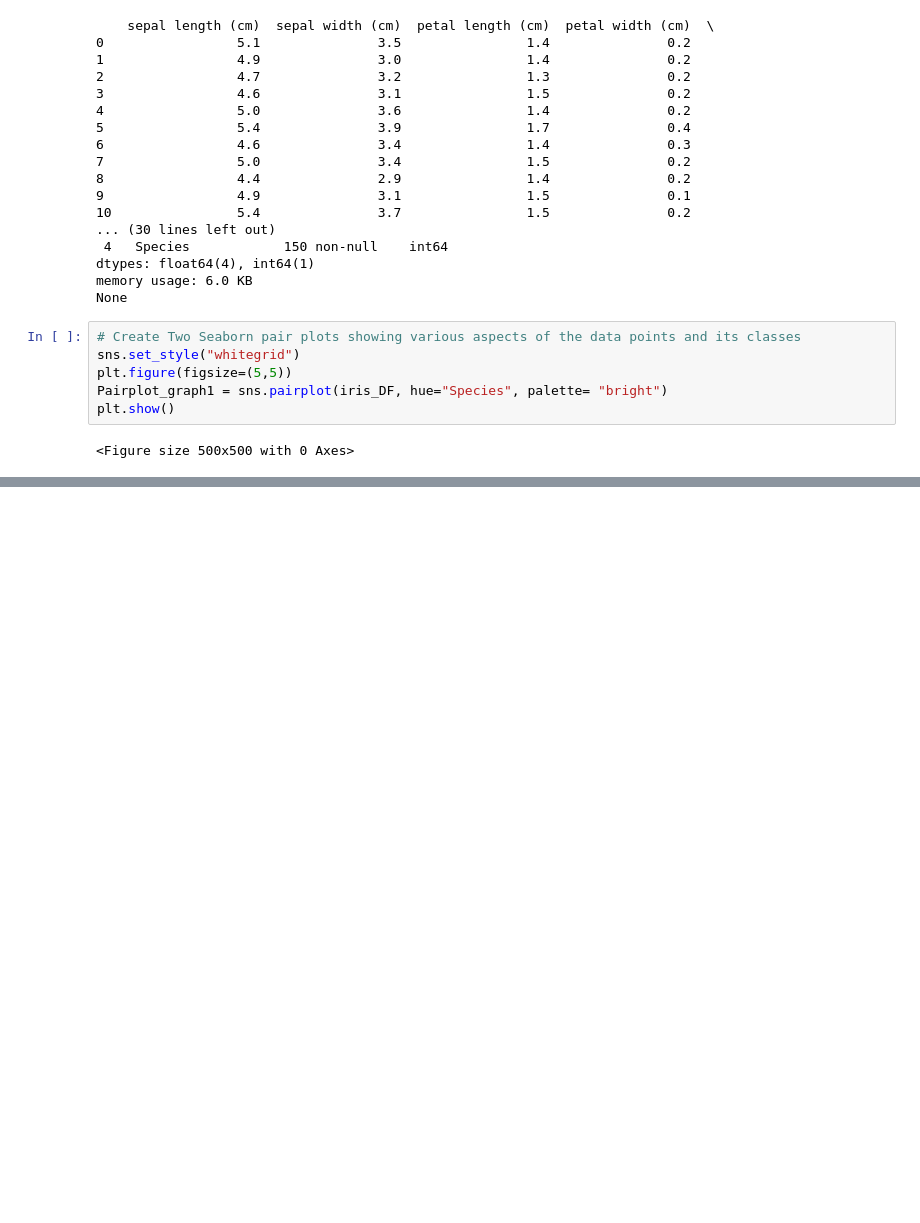
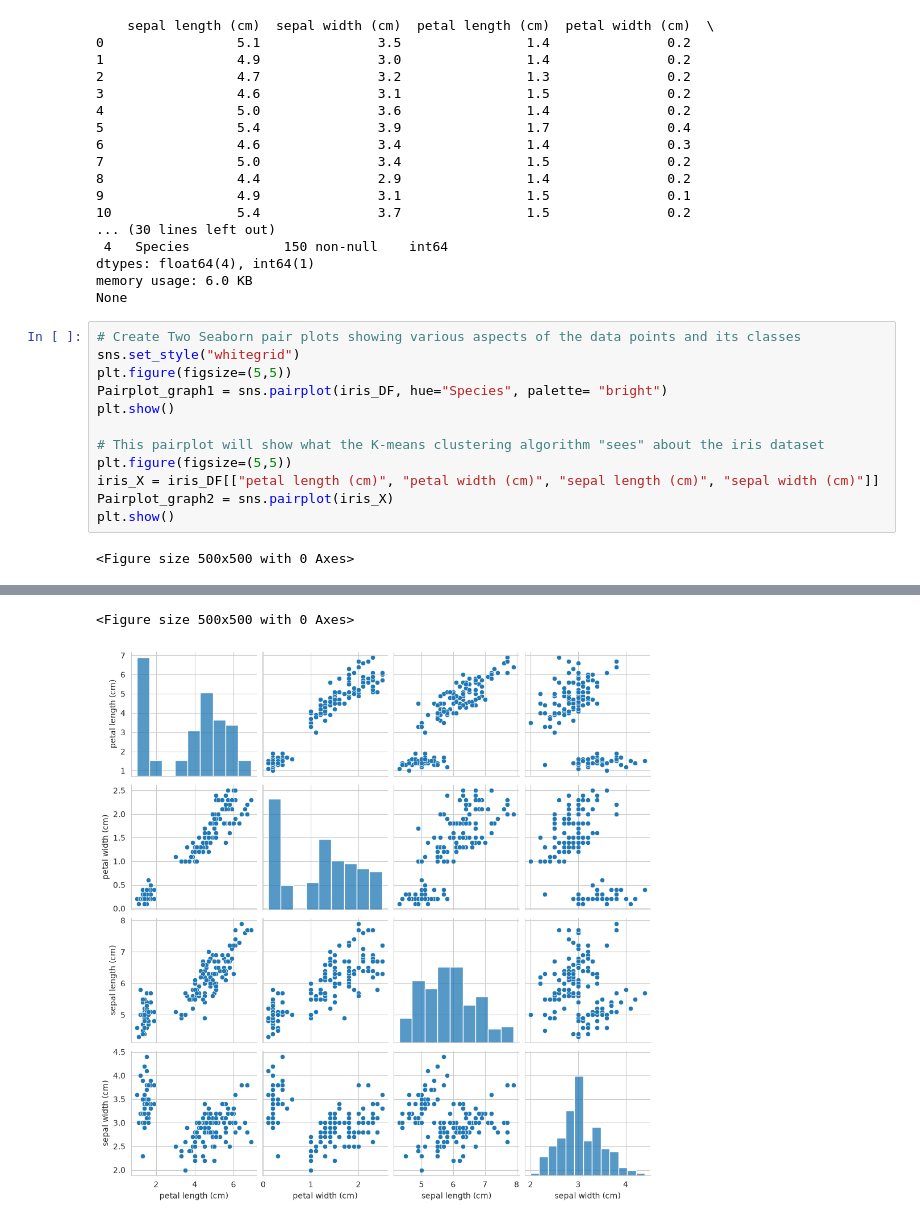
Before and after one commit to Pomog/Cluster-Analysis, a Jupyter notebook: notebooks/cluster_analysis.ipynb, the cells around one changed output, grey strips where cells are left out. Cells and saved outputs as stored; diff of their text form; blank space fills up the shorter version.

```diff
--- a/notebooks/cluster_analysis.ipynb
+++ b/notebooks/cluster_analysis.ipynb
@@ -39,9 +39,17 @@ None
 # %%
 # Create Two Seaborn pair plots showing various aspects of the data points and its classes
 sns.set_style("whitegrid")
 plt.figure(figsize=(5,5))
 Pairplot_graph1 = sns.pairplot(iris_DF, hue="Species", palette= "bright")
 plt.show()
+
+# This pairplot will show what the K-means clustering algorithm "sees" about the iris dataset
+plt.figure(figsize=(5,5))
+iris_X = iris_DF[["petal length (cm)", "petal width (cm)", "sepal length (cm)", "sepal width (cm)"]]
+Pairplot_graph2 = sns.pairplot(iris_X)
+plt.show()
 # %% [output]
 <Figure size 500x500 with 0 Axes>
 [figure]
+<Figure size 500x500 with 0 Axes>
+[figure, added]
```
Also changed, not shown: parts of 2 cells of this notebook.
